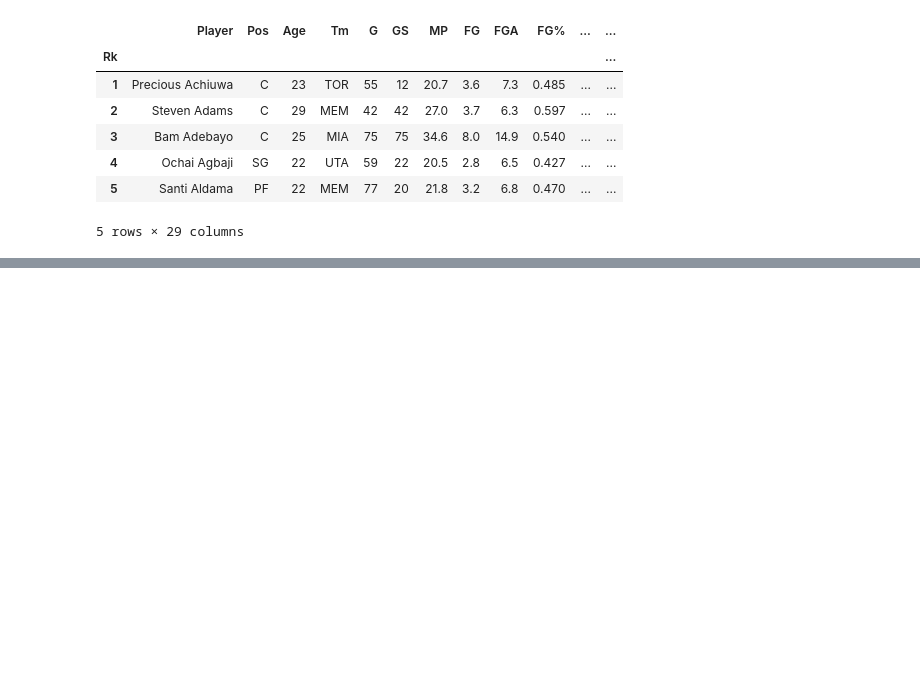
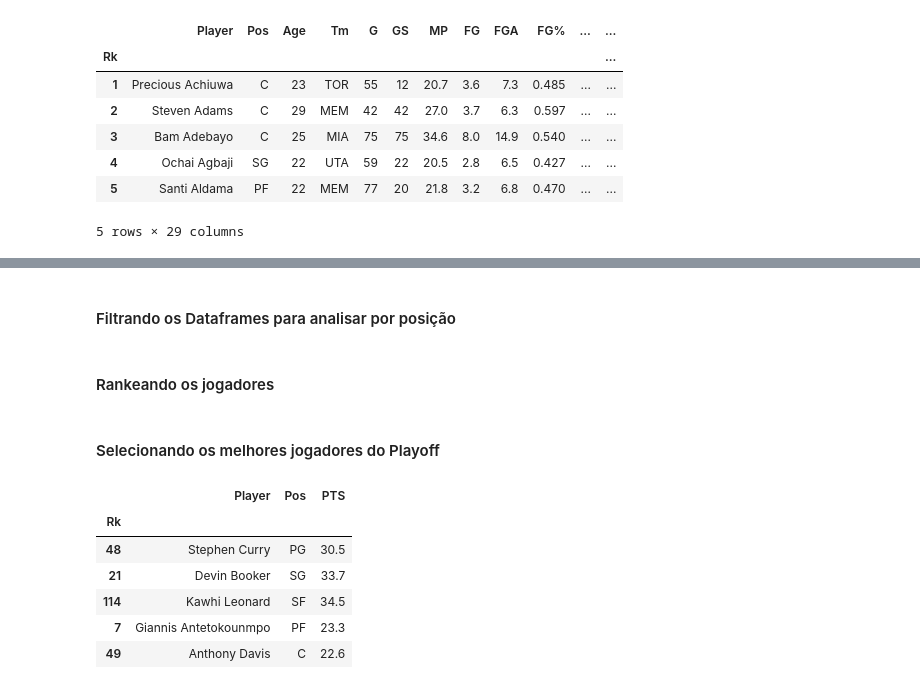
Before and after one commit to Pedrohnd77/data-import-and-cleaning, a Jupyter notebook: code/notebook_eda.ipynb, the cells around one changed output, grey strips where cells are left out. Cells and saved outputs as stored; diff of their text form; code cells hidden in the pictures; blank space fills up the shorter version.

```diff
--- a/code/notebook_eda.ipynb
+++ b/code/notebook_eda.ipynb
@@ -336,0 +325,37 @@ df_stats_regular_c_sorted.head(5)
+# %% [markdown]
+#### Filtrando os Dataframes para analisar por posição
+# %%
+
+df_stats_playoffs_pg = df_stats_playoffs[df_stats_playoffs['Pos'] == 'PG'][['Player', 'Pos', 'PTS', 'AST','STL','TOV']]
+df_stats_playoffs_sg = df_stats_playoffs[df_stats_playoffs['Pos'] == 'SG'][['Player', 'Pos', 'PTS', '3P%', 'STL', 'TRB']]
+df_stats_playoffs_sf = df_stats_playoffs[df_stats_playoffs['Pos'] == 'SF'][['Player', 'Pos', 'PTS', 'TRB', 'AST', 'STL']]
+df_stats_playoffs_pf = df_stats_playoffs[df_stats_playoffs['Pos'] == 'PF'][['Player', 'Pos', 'TRB', 'PTS', 'BLK', '2P%']]
+df_stats_playoffs_c = df_stats_playoffs[df_stats_playoffs['Pos'] == 'C'][['Player', 'Pos', 'TRB', 'BLK', 'PTS', '2P%']]
+# %% [markdown]
+#### Rankeando os jogadores
+# %%
+
+df_stats_playoffs_pg_sorted = df_stats_playoffs_pg.sort_values(by=['PTS', 'AST','STL','TOV'], ascending=[False, False, False, True])
+df_stats_playoffs_sg_sorted = df_stats_playoffs_sg.sort_values(by=['PTS', '3P%', 'STL', 'TRB'], ascending=[False, False, False, False])
+df_stats_playoffs_sf_sorted = df_stats_playoffs_sf.sort_values(by=['PTS', 'TRB', 'AST', 'STL'], ascending=[False, False, False, False])
+df_stats_playoffs_pf_sorted = df_stats_playoffs_pf.sort_values(by=['TRB', 'PTS', 'BLK', '2P%'], ascending=[False, False, False, False])
+df_stats_playoffs_c_sorted = df_stats_playoffs_c.sort_values(by=['TRB', 'BLK', 'PTS', '2P%'], ascending=[False, False, False, False])
+# %% [markdown]
+#### Selecionando os melhores jogadores do Playoff
+# %%
+df_best_playoffs_pg = df_stats_playoffs_pg_sorted.loc[df_stats_playoffs_pg_sorted.index[0:1], ['Player', 'Pos', 'PTS']]
+df_best_playoffs_sg = df_stats_playoffs_sg_sorted.loc[df_stats_playoffs_sg_sorted.index[0:1], ['Player', 'Pos', 'PTS']]
+df_best_playoffs_sf = df_stats_playoffs_sf_sorted.loc[df_stats_playoffs_sf_sorted.index[0:1], ['Player', 'Pos', 'PTS']]
+df_best_playoffs_pf = df_stats_playoffs_pf_sorted.loc[df_stats_playoffs_pf_sorted.index[0:1], ['Player', 'Pos', 'PTS']]
+df_best_playoffs_c = df_stats_playoffs_c_sorted.loc[df_stats_playoffs_c_sorted.index[0:1], ['Player', 'Pos', 'PTS']]
+df_best_playoffs_players = pd.concat([df_best_playoffs_pg, df_best_playoffs_sg, df_best_playoffs_sf, df_best_playoffs_pf, df_best_playoffs_c])
+
+df_best_playoffs_players.head(5)
+# %% [output]
+|  | Player | Pos | PTS |
+| Rk |  |  |  |
+| 48 | Stephen Curry | PG | 30.5 |
+| 21 | Devin Booker | SG | 33.7 |
+| 114 | Kawhi Leonard | SF | 34.5 |
+| 7 | Giannis Antetokounmpo | PF | 23.3 |
+| 49 | Anthony Davis | C | 22.6 |
```
Also changed, not shown: parts of 13 cells of this notebook, 1 other file.
